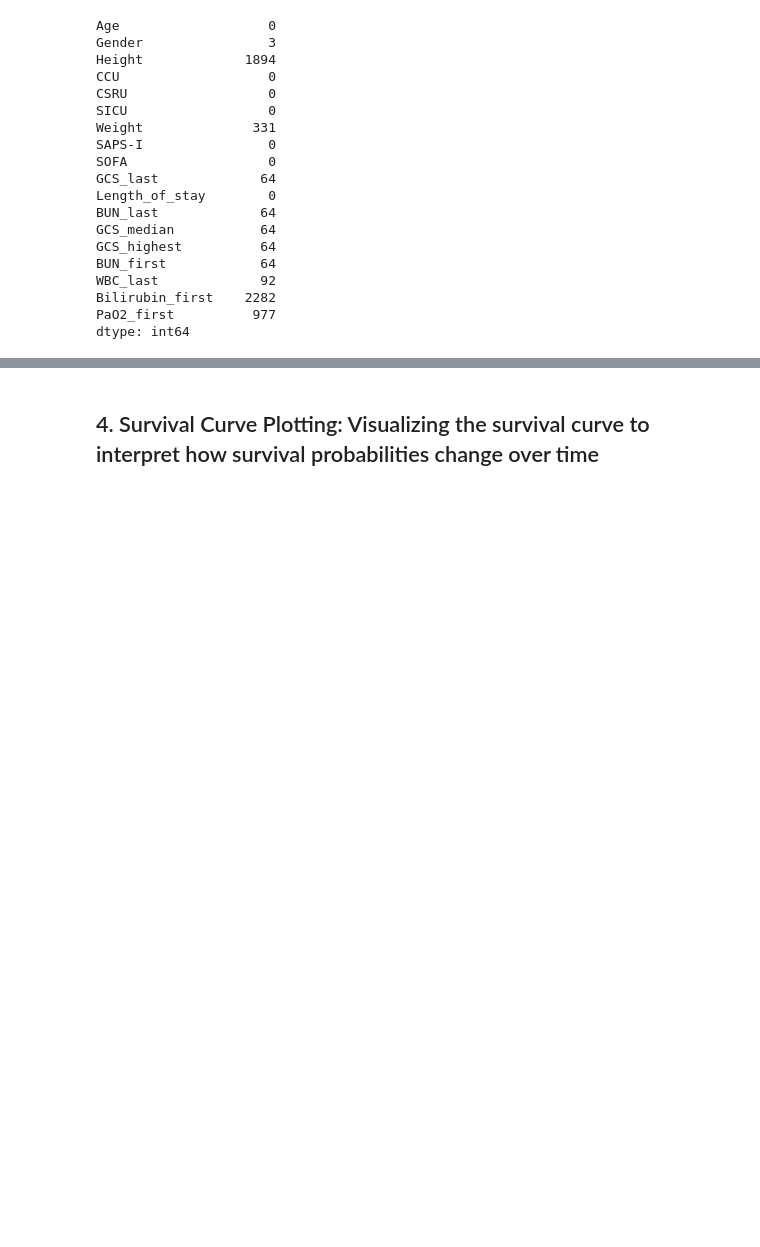
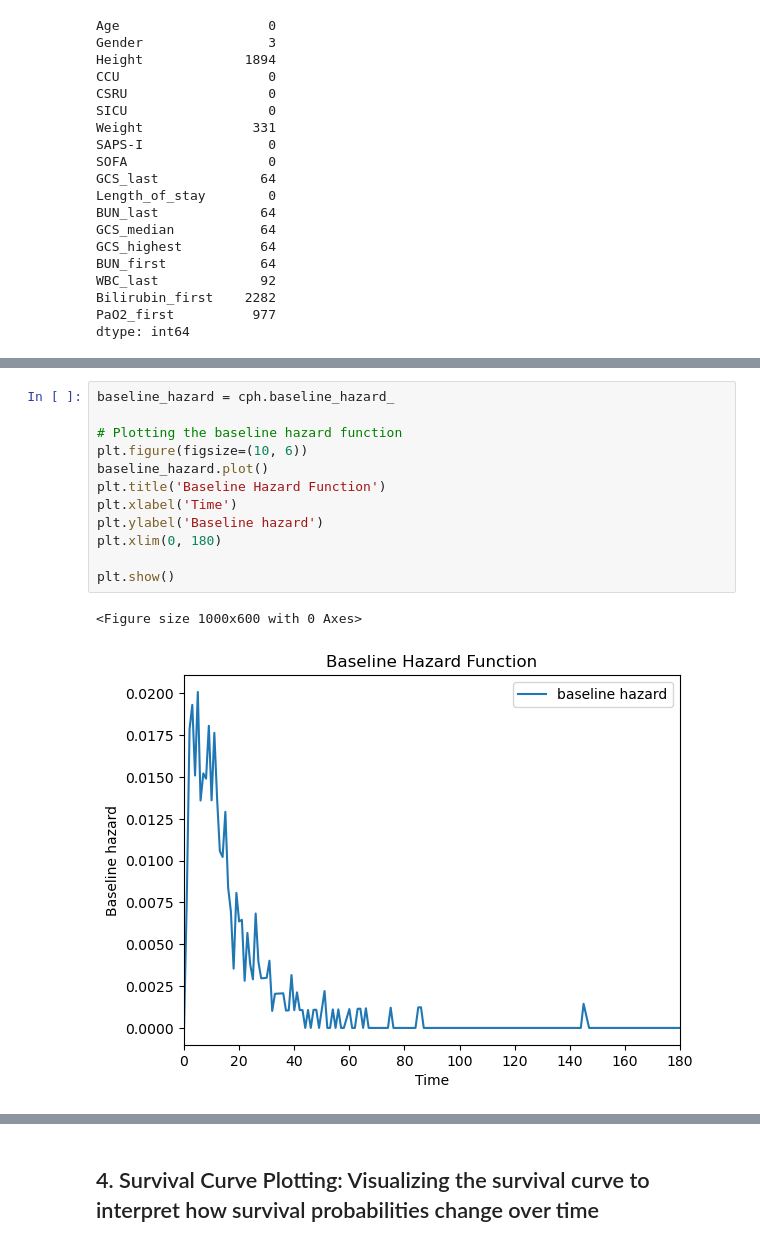
Before and after one commit to phidesigner/ICU_predict_prob, a Jupyter notebook: 03_ICU_Survival_Cox_RF_Notebook copy.ipynb, the cells around one changed output, grey strips where cells are left out. Drawn from its saved outputs; the diff is of its cells as text; blank space fills up the shorter version.

```diff
--- a/03_ICU_Survival_Cox_RF_Notebook copy.ipynb
+++ b/03_ICU_Survival_Cox_RF_Notebook copy.ipynb
@@ -119,0 +185,15 @@ Implementing the Kaplan-Meier method to estimate survival probabilities over tim
+# %%
+baseline_hazard = cph.baseline_hazard_
+
+# Plotting the baseline hazard function
+plt.figure(figsize=(10, 6))
+baseline_hazard.plot()
+plt.title('Baseline Hazard Function')
+plt.xlabel('Time')
+plt.ylabel('Baseline hazard')
+plt.xlim(0, 180)
+
+plt.show()
+# %% [output]
+<Figure size 1000x600 with 0 Axes>
+[figure, added]
```
Also changed, not shown: parts of 11 cells of this notebook, 1 other file.
